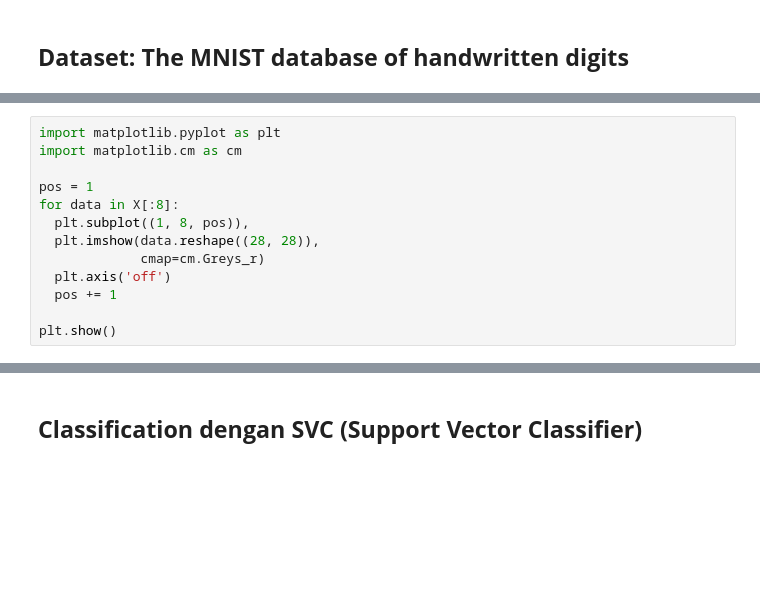
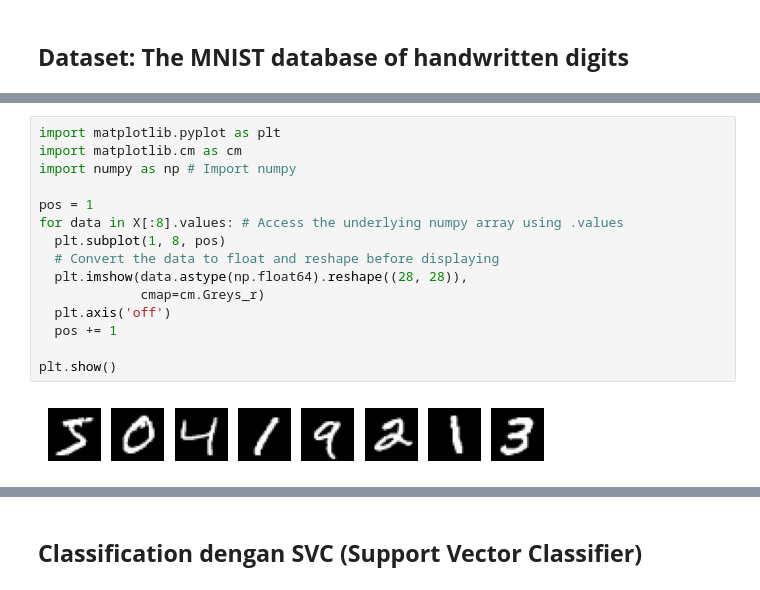
Before and after one commit to LatiefDataVisionary/scikit-learn-with-indonesia-belajar, a Jupyter notebook: SKLearn_14_|_Support_Vector_Machine_Classification_|_SVM.ipynb, the cells around one changed output, grey strips where cells are left out. Drawn from its saved outputs; the diff is of its cells as text; blank space fills up the shorter version.

```diff
--- a/SKLearn_14_|_Support_Vector_Machine_Classification_|_SVM.ipynb
+++ b/SKLearn_14_|_Support_Vector_Machine_Classification_|_SVM.ipynb
@@ -16,15 +42,19 @@ X
 # %%
 import matplotlib.pyplot as plt
 import matplotlib.cm as cm
+import numpy as np # Import numpy
 
 pos = 1
-for data in X[:8]:
-  plt.subplot((1, 8, pos)),
-  plt.imshow(data.reshape((28, 28)),
+for data in X[:8].values: # Access the underlying numpy array using .values
+  plt.subplot(1, 8, pos)
+  # Convert the data to float and reshape before displaying
+  plt.imshow(data.astype(np.float64).reshape((28, 28)),
              cmap=cm.Greys_r)
   plt.axis('off')
   pos += 1
 
 plt.show()
+# %% [output]
+[figure, added]
 # %%
 y[:8]
```
Also changed, not shown: parts of 6 cells of this notebook.
